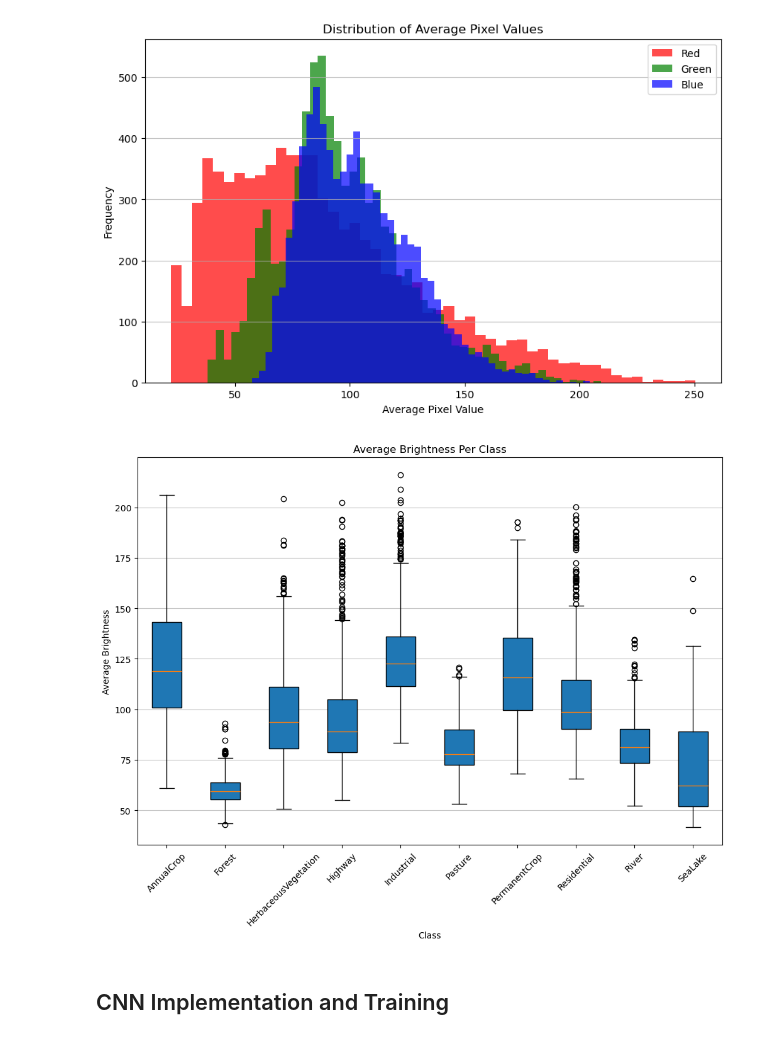
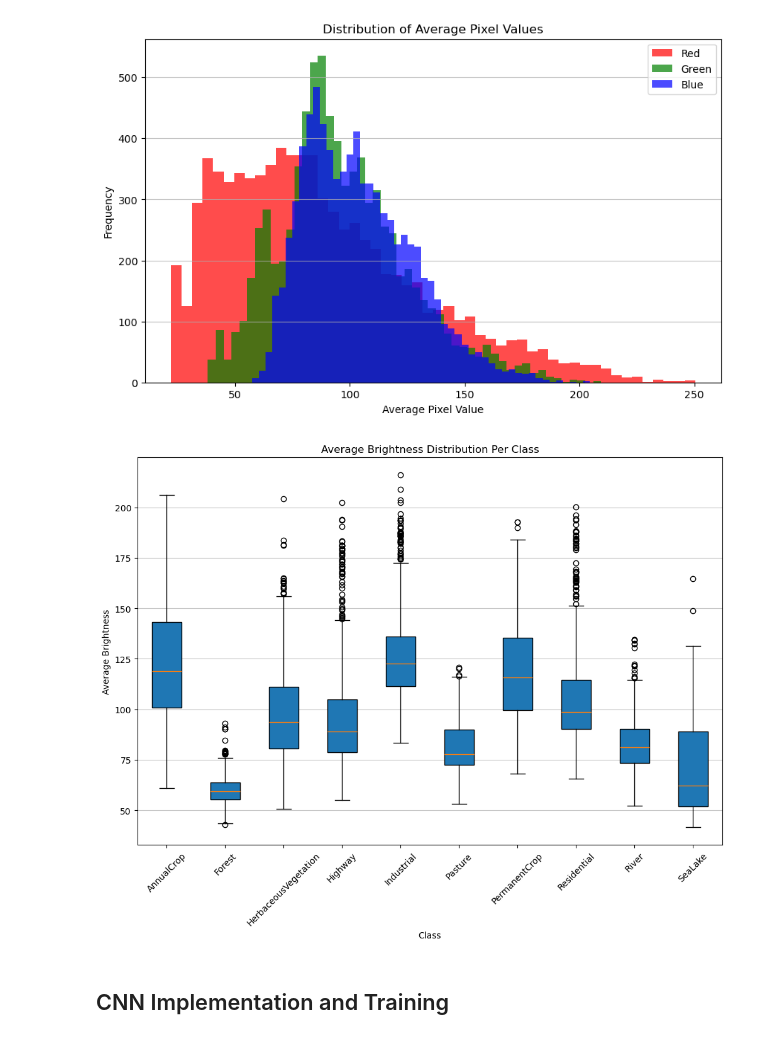
Before and after one commit to ozumahe/Sitellite-image-classification-with-CNN, a Jupyter notebook: K12455349.ipynb, the cells around one changed output. Drawn from its saved outputs; the diff is of its cells as text; code cells hidden in the pictures.

Commit message:
plot name fix and added readme.md

```diff
--- a/K12455349.ipynb
+++ b/K12455349.ipynb
@@ -301,36 +301,36 @@ def average_brightness_per_class(df: pd.DataFrame) -> None:
 
         image_full_path = os.path.join(folder, file_name)
         image = Image.open(image_full_path)
 
         # Convert the image to RGB if it's not already in that mode
         if image.mode != "RGB":
             image = image.convert("RGB")
 
         # Convert the image to a numpy array
         image_array = np.array(image)
 
         # Calculate the average brightness as the mean of the average pixel values across all color channels
         brightness = np.mean(image_array)
 
         class_brightness[class_labels[label]].append(brightness)
 
     # print(class_brightness)
 
     # Plotting the average brightness per class
     plt.figure(figsize=(12, 8))
     plt.boxplot(class_brightness.values(), tick_labels=class_brightness.keys(), patch_artist=True)
-    plt.title("Average Brightness Per Class")
+    plt.title("Average Brightness Distribution Per Class")
     plt.xlabel("Class")
     plt.ylabel("Average Brightness")
     plt.xticks(rotation=45)
     plt.grid(axis="y", alpha=0.75)
     os.makedirs("assets/plots", exist_ok=True)
-    plt.savefig("assets/plots/average_brightness_per_class.png")
+    plt.savefig("assets/plots/average_brightness.png")
     plt.show()
 
 average_brightness_per_class(df=df_training_data)
 # %% [output]
-[figure, old version]
+[figure, new version]
 # %% [markdown]
 ## CNN Implementation and Training
 # %% [markdown]
```
Also changed, not shown: 5 other files.
